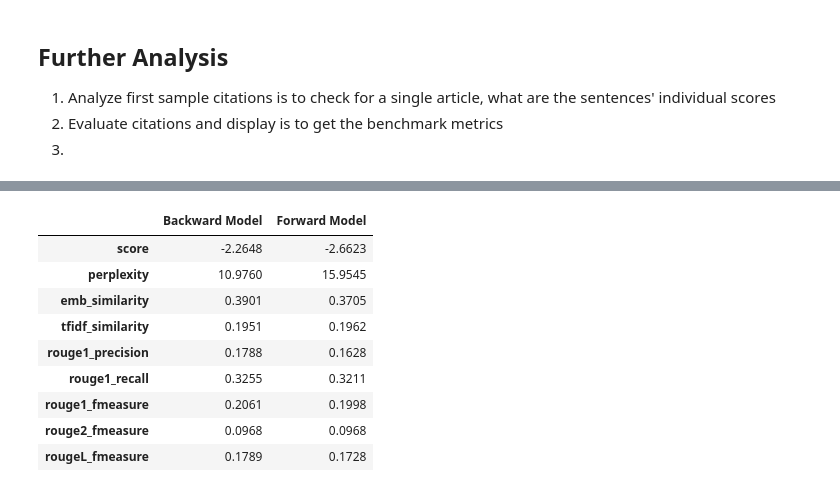
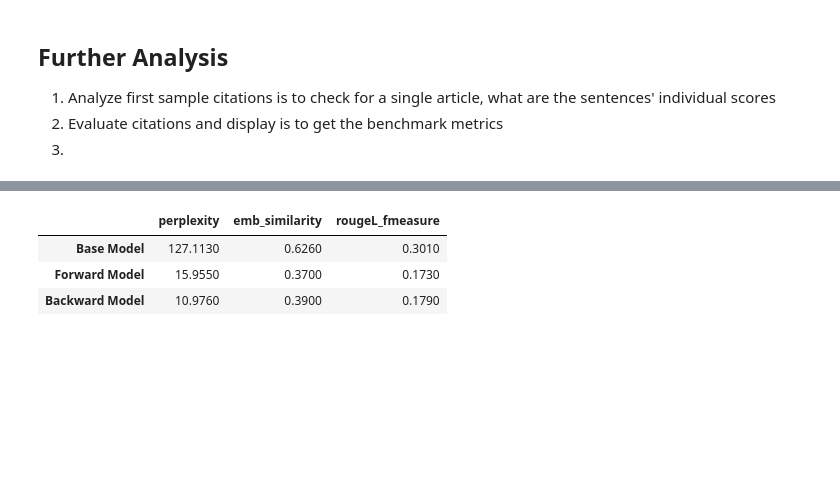
Before and after one commit to strivn/idl-project, a Jupyter notebook: scoring_citation_experiment.ipynb, the cells around one changed output, grey strips where cells are left out. Cells and saved outputs as stored; diff of their text form; code cells hidden in the pictures; blank space fills up the shorter version.

```diff
--- a/scoring_citation_experiment.ipynb
+++ b/scoring_citation_experiment.ipynb
@@ -316,6 +456,8 @@ def linear_attribution_search(dataset, ba_model, ba_tokenizer, fo_model, fo_toke
         best_ba_score = float('-inf')
         best_fo_sentence = None
         best_fo_score = float('-inf')
+        best_base_sentence = None
+        best_base_score = float('-inf')
 
         # Linear search through all article sentences
         for sentence in article_sentences:
@@ -324,10 +466,15 @@ def linear_attribution_search(dataset, ba_model, ba_tokenizer, fo_model, fo_toke
                 continue
 
             # Calculate scores using both models
+            base_score = calculate_baseline_score(sentence, highlight, fo_model, fo_tokenizer)
             ba_score = calculate_llm_score(sentence, highlight, ba_model, ba_tokenizer, backward=True)
             fo_score = calculate_llm_score(sentence, highlight, fo_model, fo_tokenizer)
 
             # Track best scores
+            if base_score['normalized_log_prob'] > best_base_score:
+                best_base_score = base_score['normalized_log_prob']
+                best_base_sentence = sentence
+
             if ba_score['normalized_log_prob'] > best_ba_score:
                 best_ba_score = ba_score['normalized_log_prob']
                 best_ba_sentence = sentence
@@ -340,6 +487,9 @@ def linear_attribution_search(dataset, ba_model, ba_tokenizer, fo_model, fo_toke
         results.append({
             'id': example['id'],
             'highlight': highlight,
+            'base_citation': best_base_sentence,
+            'base_score': best_base_score,
+            'base_perplexity': np.exp(-best_base_score),
             'ba_citation': best_ba_sentence,
             'ba_score': best_ba_score,
             'ba_perplexity': np.exp(-best_ba_score),
@@ -575,10 +755,19 @@ def display_evaluation_results(results, metrics_to_show=None):
     if metrics_to_show is None:
         # Default metrics to show
         metrics_to_show = [
-            'highlight', 'ba_citation', 'fo_citation',
-            'ba_perplexity', 'fo_perplexity',
-            'ba_emb_similarity', 'fo_emb_similarity',
-            'ba_rougeL_fmeasure', 'fo_rougeL_fmeasure'
+            'highlight',
+            'base_citation',
+            'ba_citation',
+            'fo_citation',
+            'base_perplexity',
+            'ba_perplexity',
+            'fo_perplexity',
+            'base_emb_similarity',
+            'ba_emb_similarity',
+            'fo_emb_similarity',
+            'base_rougeL_fmeasure',
+            'ba_rougeL_fmeasure',
+            'fo_rougeL_fmeasure'
         ]
 
     # Create DataFrame
@@ -588,8 +777,3 @@ def display_evaluation_results(results, metrics_to_show=None):
     display_df = df[metrics_to_show]
 
     return display_df
-
-# Example usage:
-enhanced_results = evaluate_citations(results)
-display_df = display_evaluation_results(enhanced_results)
-display_df
@@ -614,30 +802,27 @@ display_df
 # %%
-# After you have your enhanced_results
-df = pd.DataFrame(enhanced_results)
+df = pd.DataFrame(display_df)
 
-# Create two separate dataframes - one for each model type
+# Create three separate dataframes - one for each model type
+base_metrics = {col.replace('base_', ''): df[col].mean() for col in df.columns
+              if col.startswith('base_') and col != 'base_citation'}
+
 ba_metrics = {col.replace('ba_', ''): df[col].mean() for col in df.columns
               if col.startswith('ba_') and col != 'ba_citation'}
 
 fo_metrics = {col.replace('fo_', ''): df[col].mean() for col in df.columns
               if col.startswith('fo_') and col != 'fo_citation'}
 
 # Combine into single comparison dataframe
 comparison = pd.DataFrame({
+    'Base Model': base_metrics,
+    'Forward Model': fo_metrics,
     'Backward Model': ba_metrics,
-    'Forward Model': fo_metrics
 })
 
 # Display the properly formatted comparison
-comparison.round(4)
+comparison.round(3).T
 # %% [output]
-|  | Backward Model | Forward Model |
-| score | -2.2648 | -2.6623 |
-| perplexity | 10.9760 | 15.9545 |
-| emb_similarity | 0.3901 | 0.3705 |
-| tfidf_similarity | 0.1951 | 0.1962 |
-| rouge1_precision | 0.1788 | 0.1628 |
-| rouge1_recall | 0.3255 | 0.3211 |
-| rouge1_fmeasure | 0.2061 | 0.1998 |
-| rouge2_fmeasure | 0.0968 | 0.0968 |
-| rougeL_fmeasure | 0.1789 | 0.1728 |
+|  | perplexity | emb_similarity | rougeL_fmeasure |
+| Base Model | 127.1130 | 0.6260 | 0.3010 |
+| Forward Model | 15.9550 | 0.3700 | 0.1730 |
+| Backward Model | 10.9760 | 0.3900 | 0.1790 |
```
Also changed, not shown: parts of 11 cells of this notebook, 1 other file.
